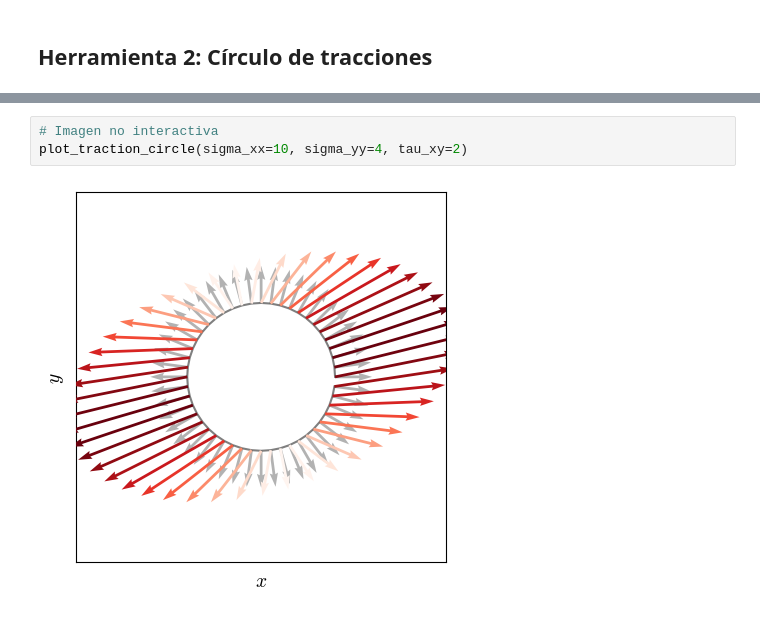
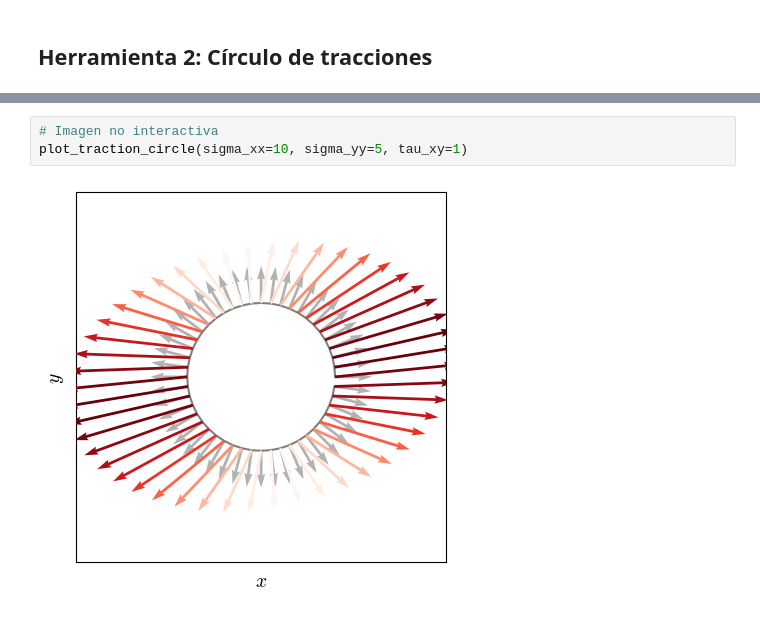
Before and after one commit to AppliedMechanics-EAFIT/soil_mechanics, a Jupyter notebook: notebooks/mohr_circles.ipynb, the cells around one changed output, grey strips where cells are left out. Saved outputs shown, nothing was run; the diff lists cells and outputs as text.

```diff
--- a/notebooks/mohr_circles.ipynb
+++ b/notebooks/mohr_circles.ipynb
@@ -181,5 +202,5 @@ interact(  # Interactive widgets
 # %%
 # Imagen no interactiva
-plot_traction_circle(sigma_xx=10, sigma_yy=4, tau_xy=2)
+plot_traction_circle(sigma_xx=10, sigma_yy=5, tau_xy=1)
 # %% [output]
-[figure, old version]
+[figure, new version]
```
Also changed, not shown: parts of 8 cells of this notebook, 1 other file.
